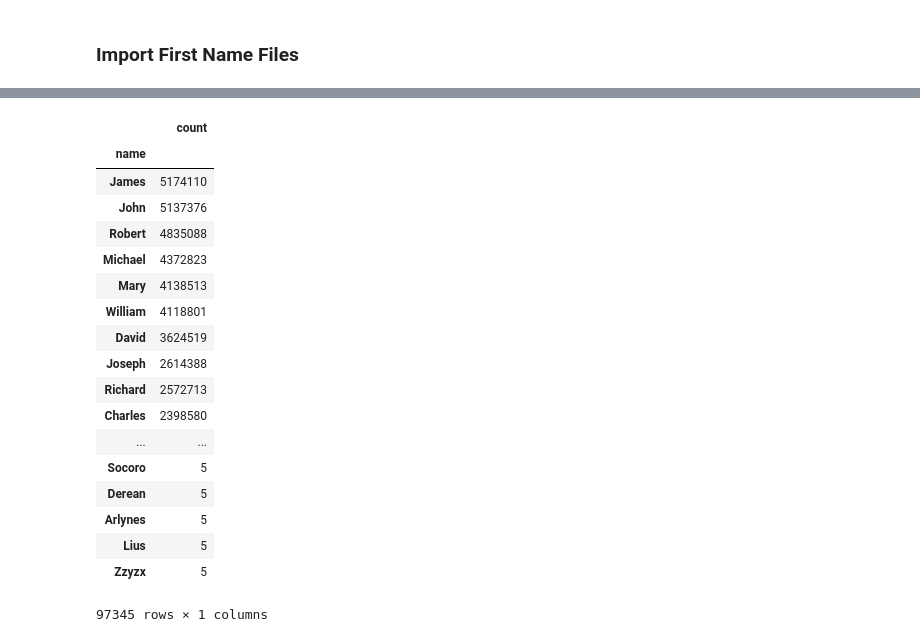
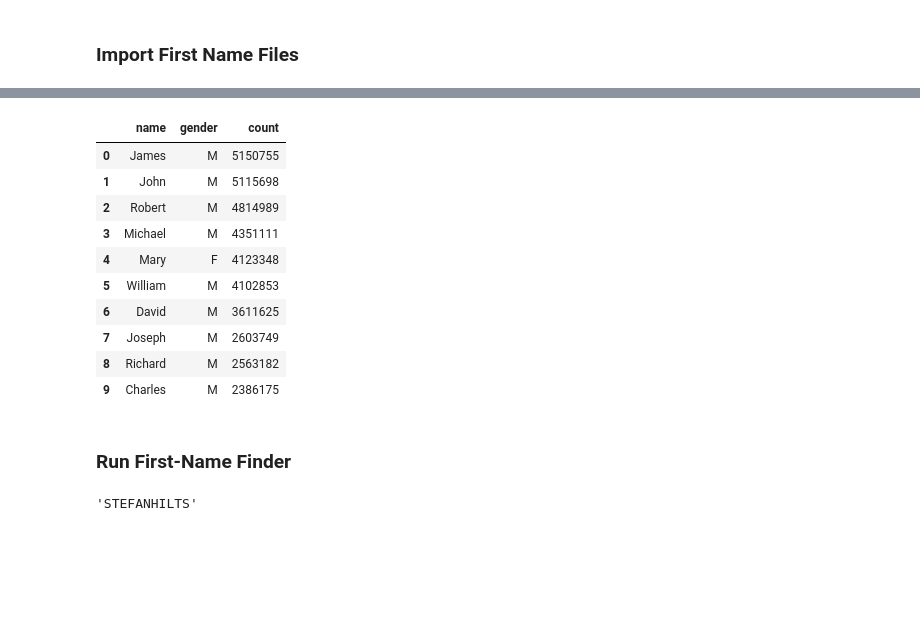
Before and after one commit to flint-hasset/anagrammer, a Jupyter notebook: Name Anagram.ipynb, the cells around one changed output, grey strips where cells are left out. Drawn from its saved outputs; the diff is of its cells as text; code cells hidden in the pictures; blank space fills up the shorter version.

```diff
--- a/Name Anagram.ipynb
+++ b/Name Anagram.ipynb
@@ -55,22 +61,27 @@ plt.show()
 # %%
-pd.DataFrame(df_names.groupby('name')['count'].sum()).sort_values(by='count',ascending=False)
+df_names = pd.DataFrame(df_years.groupby(['name','gender'])['count'].sum()).sort_values(by='count',ascending=False)
+df_names.reset_index(inplace=True)
+df_names.columns = ['name', 'gender','count']
-# %% [output]
-|  | count |
-| name |  |
-| James | 5174110 |
-| John | 5137376 |
-| Robert | 4835088 |
-| Michael | 4372823 |
-| Mary | 4138513 |
-| William | 4118801 |
-| David | 3624519 |
-| Joseph | 2614388 |
-| Richard | 2572713 |
-| Charles | 2398580 |
-| ... | ... |
-| Socoro | 5 |
-| Derean | 5 |
-| Arlynes | 5 |
-| Lius | 5 |
-| Zzyzx | 5 |
-97345 rows × 1 columns
+# %%
+df_names.head(10)
+# %% [output]
+|  | name | gender | count |
+| 0 | James | M | 5150755 |
+| 1 | John | M | 5115698 |
+| 2 | Robert | M | 4814989 |
+| 3 | Michael | M | 4351111 |
+| 4 | Mary | F | 4123348 |
+| 5 | William | M | 4102853 |
+| 6 | David | M | 3611625 |
+| 7 | Joseph | M | 2603749 |
+| 8 | Richard | M | 2563182 |
+| 9 | Charles | M | 2386175 |
+# %% [markdown]
+### Run First-Name Finder
+# %%
+test_name = 'stefanhilts'
+test_name = test_name.upper()
+#test_name = [x.upper() for x in test_name]
+test_name
+# %% [output]
+'STEFANHILTS'
```
Also changed, not shown: parts of 32 cells of this notebook.
